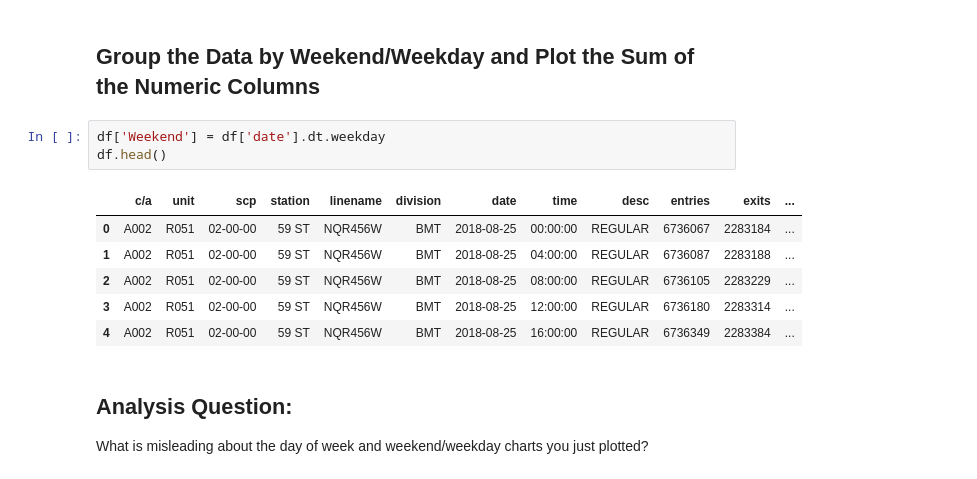
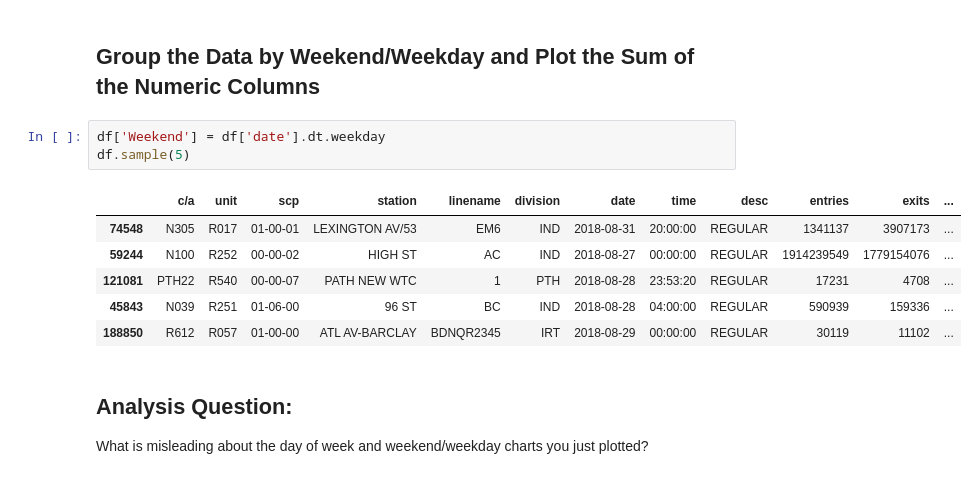
Before and after one commit to quannguyen234/dsc-pandas-series-and-dataframes-lab-nyc-ds-082619, a Jupyter notebook: index.ipynb, the cells around one changed output. Cells and saved outputs as stored; diff of their text form.

```diff
--- a/index.ipynb
+++ b/index.ipynb
@@ -138,14 +138,14 @@ grouped.plot(kind = 'bar')
 ## Group the Data by Weekend/Weekday and Plot the Sum of the Numeric Columns
 # %%
 df['Weekend'] = df['date'].dt.weekday
-df.head()
+df.sample(5)
 # %% [output]
 |  | c/a | unit | scp | station | linename | division | date | time | desc | entries | exits | ... |
-| 0 | A002 | R051 | 02-00-00 | 59 ST | NQR456W | BMT | 2018-08-25 | 00:00:00 | REGULAR | 6736067 | 2283184 | ... |
-| 1 | A002 | R051 | 02-00-00 | 59 ST | NQR456W | BMT | 2018-08-25 | 04:00:00 | REGULAR | 6736087 | 2283188 | ... |
-| 2 | A002 | R051 | 02-00-00 | 59 ST | NQR456W | BMT | 2018-08-25 | 08:00:00 | REGULAR | 6736105 | 2283229 | ... |
-| 3 | A002 | R051 | 02-00-00 | 59 ST | NQR456W | BMT | 2018-08-25 | 12:00:00 | REGULAR | 6736180 | 2283314 | ... |
-| 4 | A002 | R051 | 02-00-00 | 59 ST | NQR456W | BMT | 2018-08-25 | 16:00:00 | REGULAR | 6736349 | 2283384 | ... |
+| 74548 | N305 | R017 | 01-00-01 | LEXINGTON AV/53 | EM6 | IND | 2018-08-31 | 20:00:00 | REGULAR | 1341137 | 3907173 | ... |
+| 59244 | N100 | R252 | 00-00-02 | HIGH ST | AC | IND | 2018-08-27 | 00:00:00 | REGULAR | 1914239549 | 1779154076 | ... |
+| 121081 | PTH22 | R540 | 00-00-07 | PATH NEW WTC | 1 | PTH | 2018-08-28 | 23:53:20 | REGULAR | 17231 | 4708 | ... |
+| 45843 | N039 | R251 | 01-06-00 | 96 ST | BC | IND | 2018-08-28 | 04:00:00 | REGULAR | 590939 | 159336 | ... |
+| 188850 | R612 | R057 | 01-00-00 | ATL AV-BARCLAY | BDNQR2345 | IRT | 2018-08-29 | 00:00:00 | REGULAR | 30119 | 11102 | ... |
 # %% [markdown]
 ## Analysis Question:
 
```
